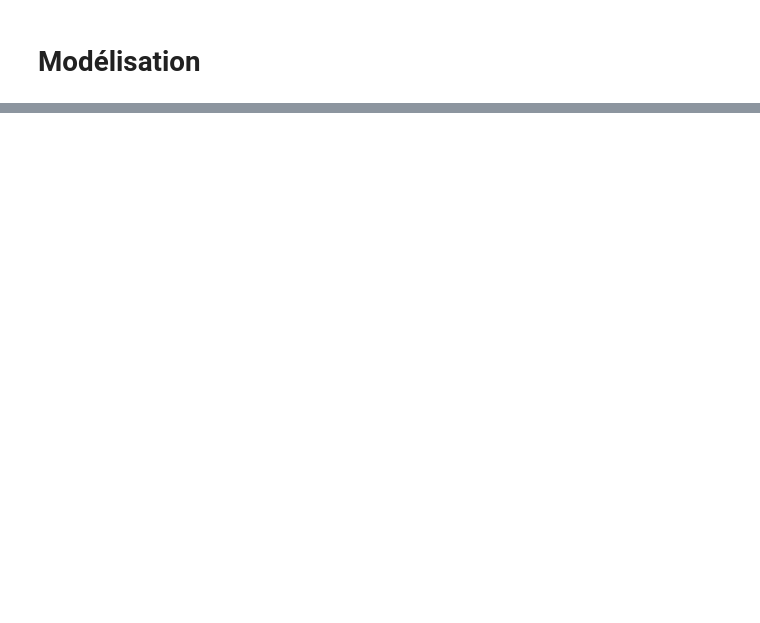
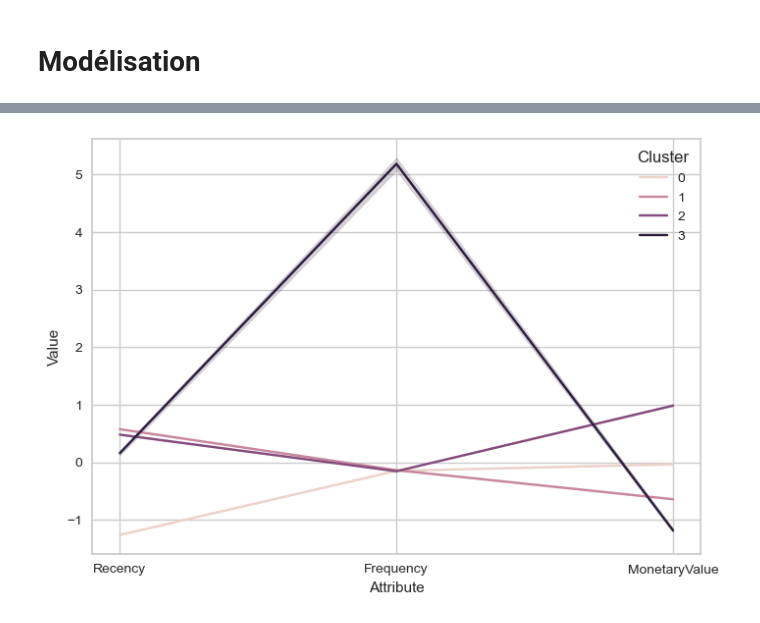
Before and after one commit to Sylvariane/segmentez_les_clients, a Jupyter notebook: POlist_02_notebookessais.ipynb, the cells around one changed output, grey strips where cells are left out. Drawn from its saved outputs; the diff is of its cells as text; code cells hidden in the pictures; blank space fills up the shorter version.

```diff
--- a/POlist_02_notebookessais.ipynb
+++ b/POlist_02_notebookessais.ipynb
@@ -70,0 +147,6 @@ test_set.shape
+# %%
+train_set["Cluster"] = km.labels_
+train_set.groupby('Cluster').agg({
+    'Recency' : "mean",
+    'Frequency' : "mean",
+    'MonetaryValue': ["mean", "count"]}).round(2)
@@ -70,0 +161,12 @@ test_set.shape
+# %%
+df_normalized = pd.DataFrame(customers_normalized, columns=['Recency', 'Frequency', 'MonetaryValue'])
+df_normalized['ID'] = train_set.index
+df_normalized["Cluster"] = km.labels_
+
+df_nor_melt = pd.melt(df_normalized.reset_index(),
+                      id_vars=["ID", "Cluster"],
+                      value_vars = ["Recency", "Frequency", "MonetaryValue"],
+                      var_name = "Attribute",
+                      value_name = "Value")
+
+df_nor_melt.head()
@@ -70,0 +180,5 @@ test_set.shape
+# %%
+sns.lineplot("Attribute", "Value", hue="Cluster", data=df_nor_melt)
+plt.show()
+# %% [output]
+[figure, added]
```
Also changed, not shown: parts of 39 cells of this notebook.
